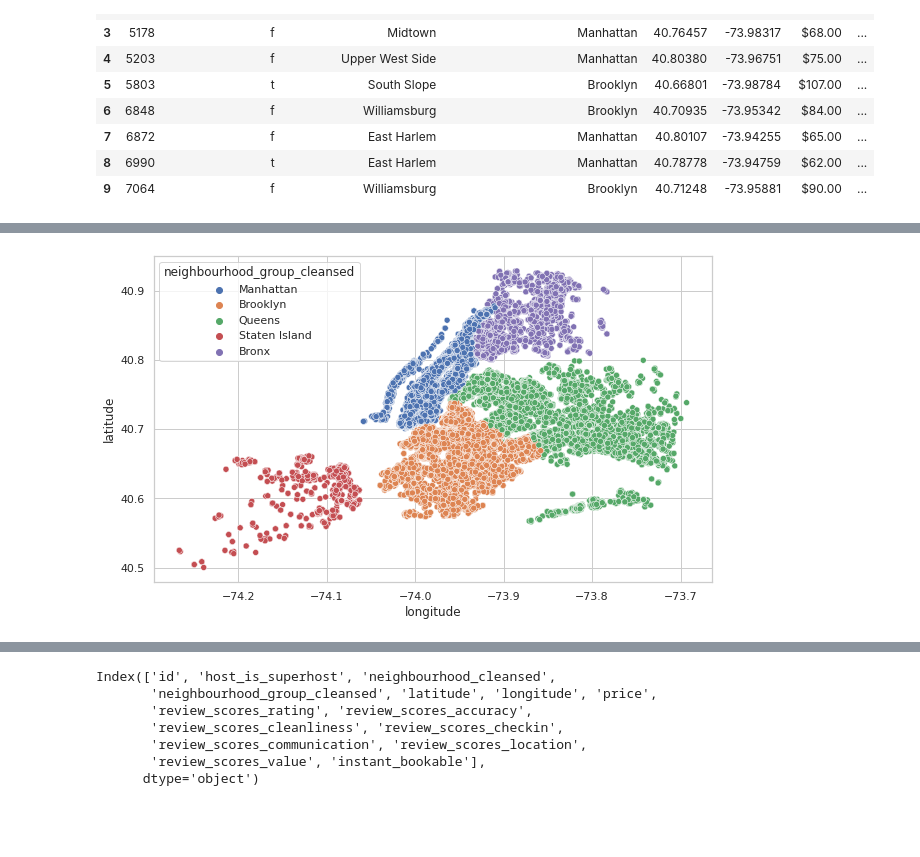
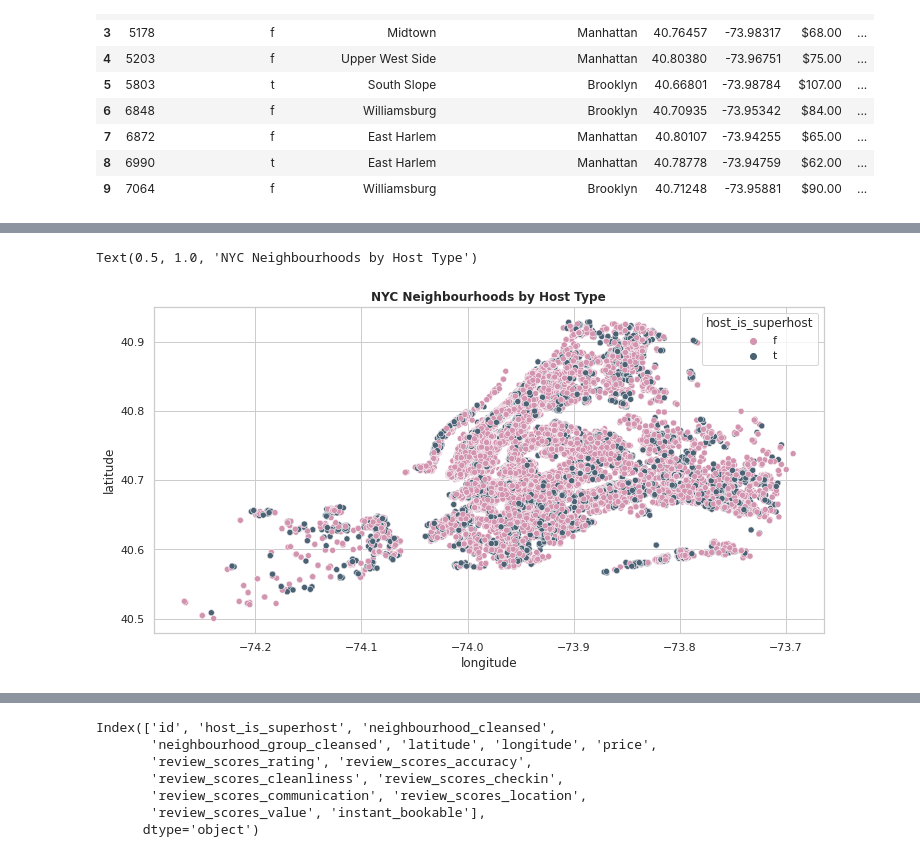
Before and after one commit to kamalova/Airbnb-Recommendation-Engine-NLP, a Jupyter notebook: dataload_EDA.ipynb, the cells around one changed output, grey strips where cells are left out. Drawn from its saved outputs; the diff is of its cells as text; code cells hidden in the pictures; blank space fills up the shorter version.

```diff
--- a/dataload_EDA.ipynb
+++ b/dataload_EDA.ipynb
@@ -140,6 +149,8 @@ Text(0.5, 1.0, 'NYC Neighbourhoods by Host Type')
 # %%
-plt.figure(figsize=(10,6))
-sns.scatterplot(df_listings.longitude,df_listings.latitude,hue=df_listings.neighbourhood_group_cleansed)
+plt.figure(figsize=(12,6))
+sns.scatterplot(df_listings.longitude,df_listings.latitude,hue=df_listings.host_is_superhost, palette=['#D294AF',"#4A6274"])
 plt.ioff()
+plt.title('NYC Neighbourhoods by Host Type',fontweight="bold")
 # %% [output]
+Text(0.5, 1.0, 'NYC Neighbourhoods by Host Type')
-[figure, old version]
+[figure, new version]
```
Also changed, not shown: parts of 6 cells of this notebook.
